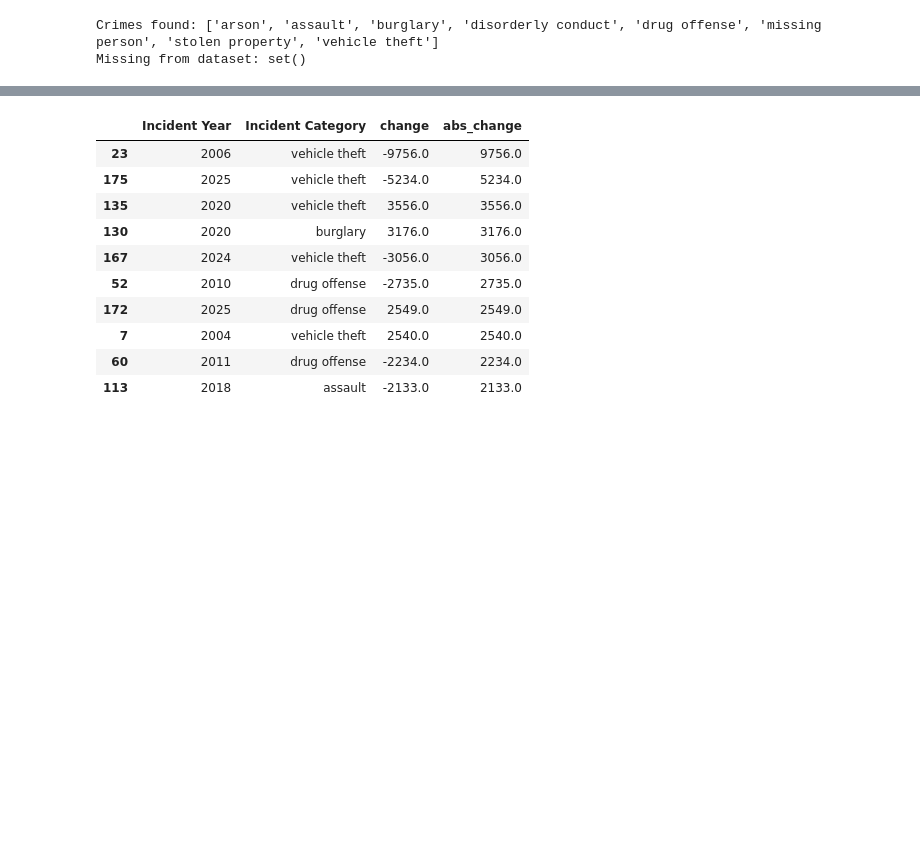
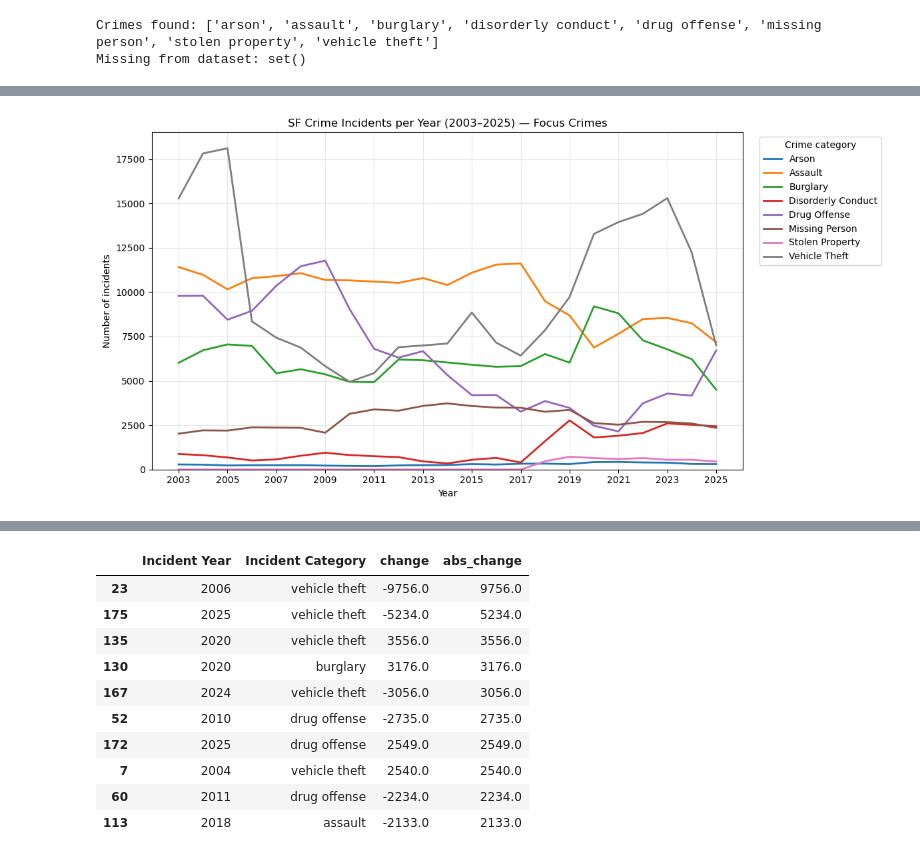
Before and after one commit to Yasmine-bou/Data_analysis, a Jupyter notebook: Assignment1.ipynb, the cells around one changed output, grey strips where cells are left out. Cells and saved outputs as stored; diff of their text form; code cells hidden in the pictures; blank space fills up the shorter version.

Commit message:
A1.1: add combined+subplot yearly trend figures; improve labels/tight layout; add YoY diff analysis + markdown feature comments

```diff
--- a/Assignment1.ipynb
+++ b/Assignment1.ipynb
@@ -82,22 +82,3 @@ wide = (
     .fillna(0)
     .sort_index()
 )
-# %%
-plt.figure(figsize=(12,6))
-
-for crime in wide.columns:
-    plt.plot(wide.index, wide[crime], linewidth=2, label=crime)
-
-plt.title("SF Crime Incidents per Year (2003–2025)")
-plt.xlabel("Year")
-plt.ylabel("Number of Incidents")
-
-plt.xticks(range(2003, 2026, 2))
-plt.ylim(bottom=0)
-
-plt.grid(alpha=0.3)
-
-plt.legend(title="Crime Category", bbox_to_anchor=(1.02,1), loc="upper left")
-
-plt.tight_layout()
-plt.show()
@@ -105,0 +85,72 @@ plt.show()
+# %%
+import matplotlib.pyplot as plt
+
+pretty = {
+  "assault":"Assault",
+  "burglary":"Burglary",
+  "vehicle theft":"Vehicle Theft",
+  "drug offense":"Drug Offense",
+  "missing person":"Missing Person",
+  "disorderly conduct":"Disorderly Conduct",
+  "stolen property":"Stolen Property",
+  "arson":"Arson",
+}
+
+# 1) combined plot
+plt.figure(figsize=(12,6))
+for crime in wide.columns:
+    plt.plot(wide.index, wide[crime], linewidth=2, label=pretty.get(crime, crime))
+
+plt.title("SF Crime Incidents per Year (2003–2025) — Focus Crimes")
+plt.xlabel("Year")
+plt.ylabel("Number of incidents")
+plt.xticks(range(2003, 2026, 2))
+plt.ylim(bottom=0)
+plt.grid(alpha=0.3)
+plt.legend(title="Crime category", bbox_to_anchor=(1.02,1), loc="upper left")
+plt.tight_layout()
+plt.show()
+
+# 2) Add subplots
+fig, axes = plt.subplots(2, 4, figsize=(16, 7), sharex=True)
+axes = axes.flatten()
+
+ymax = wide.max().max()
+
+for ax, crime in zip(axes, wide.columns):
+    ax.plot(wide.index, wide[crime], linewidth=2)
+    ax.set_title(pretty.get(crime, crime), fontsize=10)
+    ax.grid(alpha=0.2)
+    ax.set_xlim(2003, 2025)
+    ax.set_ylim(0, ymax)
+
+# meaningful ticks
+for ax in axes:
+    ax.set_xticks(range(2003, 2026, 5))     # fewer ticks than every 4
+    ax.tick_params(axis="x", labelrotation=45, labelsize=8)
+    ax.tick_params(axis="y", labelsize=8)
+
+fig.suptitle("SF Crime Incidents per Year (2003–2025) — Focus Crimes (Subplots)", y=1.03)
+fig.tight_layout(pad=1.2)
+plt.show()
+
+fig, axes = plt.subplots(2, 4, figsize=(16, 7), sharex=True)
+axes = axes.flatten()
+
+for ax, crime in zip(axes, wide.columns):
+    ax.plot(wide.index, wide[crime], linewidth=2)
+    ax.set_title(pretty.get(crime, crime), fontsize=10)
+    ax.grid(alpha=0.2)
+    ax.set_xlim(2003, 2025)
+
+for ax in axes:
+    ax.set_xticks(range(2003, 2026, 5))
+    ax.tick_params(axis="x", labelrotation=45, labelsize=8)
+    ax.tick_params(axis="y", labelsize=8)
+
+fig.suptitle("SF Crime Incidents per Year (2003–2025) — Focus Crimes (Subplots, own y-scale)", y=1.03)
+fig.tight_layout(pad=1.2)
+fig.subplots_adjust(bottom=0.18)
+plt.show()
+# %% [output]
+[figure, added]
```
Also changed, not shown: parts of 8 cells of this notebook.
